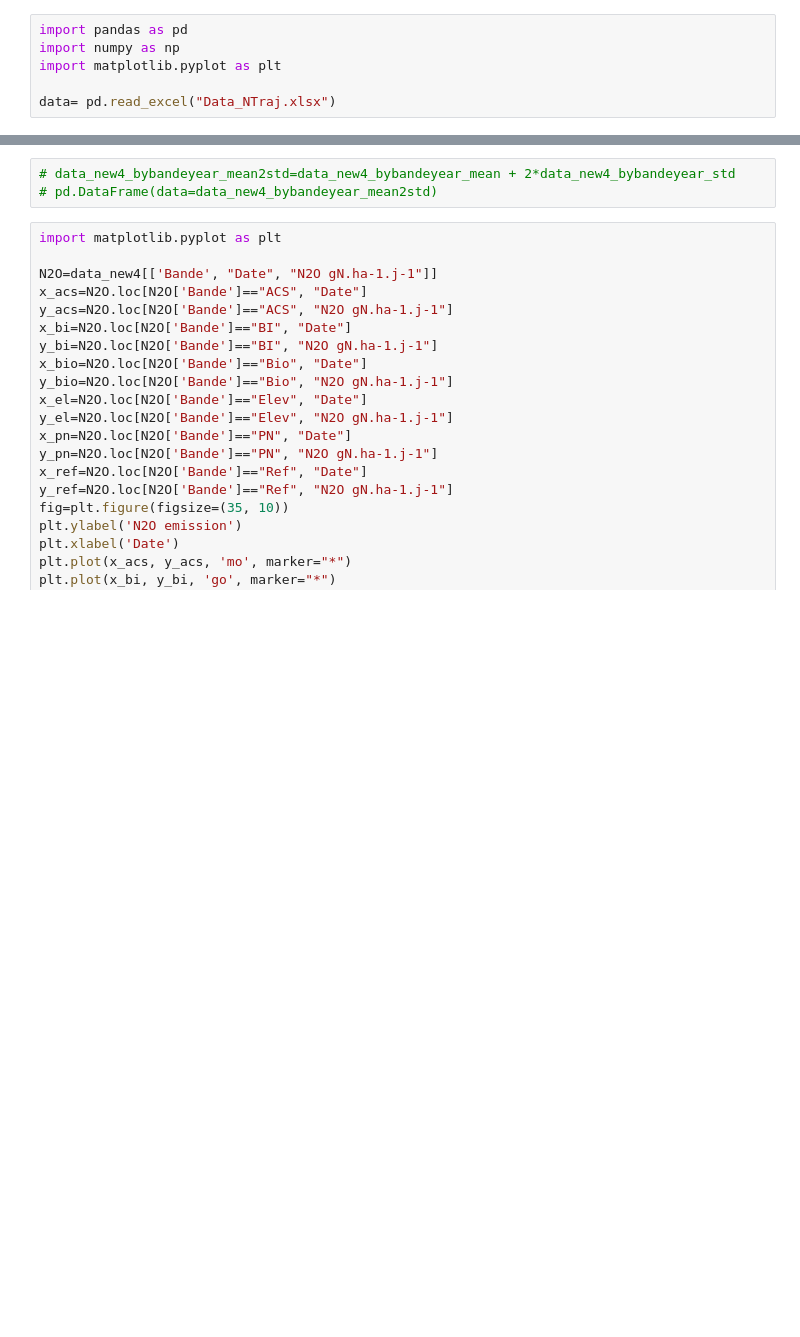
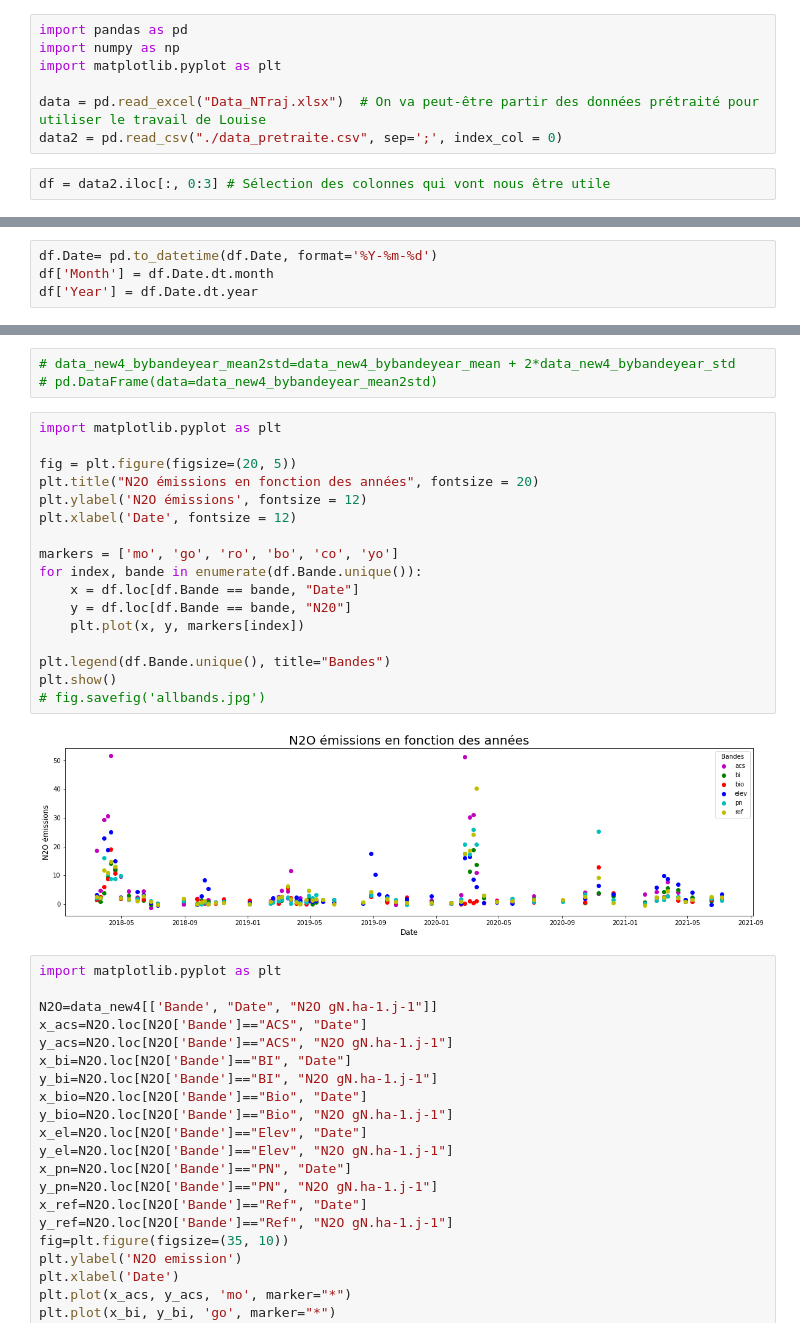
Before and after one commit to drylse/fil_rouge, a Jupyter notebook: analyse_pic_v6.ipynb, the cells around one changed output, grey strips where cells are left out. Drawn from its saved outputs; the diff is of its cells as text; blank space fills up the shorter version.

```diff
--- a/analyse_pic_v6.ipynb
+++ b/analyse_pic_v6.ipynb
@@ -3,4 +3,7 @@ import pandas as pd
 import numpy as np
 import matplotlib.pyplot as plt
 
-data= pd.read_excel("Data_NTraj.xlsx")
+data = pd.read_excel("Data_NTraj.xlsx")  # On va peut-être partir des données prétraité pour utiliser le travail de Louise
+data2 = pd.read_csv("./data_pretraite.csv", sep=';', index_col = 0)
+# %%
+df = data2.iloc[:, 0:3] # Sélection des colonnes qui vont nous être utile
@@ -148 +91,5 @@ for i in range (385):
+# %%
+df.Date= pd.to_datetime(df.Date, format='%Y-%m-%d')
+df['Month'] = df.Date.dt.month
+df['Year'] = df.Date.dt.year
 # %%
@@ -299,6 +160,25 @@ pd.DataFrame(data=data_new4_bybandeyear_std)
 # %%
 # data_new4_bybandeyear_mean2std=data_new4_bybandeyear_mean + 2*data_new4_bybandeyear_std
 # pd.DataFrame(data=data_new4_bybandeyear_mean2std)
+# %%
+import matplotlib.pyplot as plt
+
+fig = plt.figure(figsize=(20, 5))
+plt.title("N2O émissions en fonction des années", fontsize = 20)
+plt.ylabel('N2O émissions', fontsize = 12)
+plt.xlabel('Date', fontsize = 12)
+
+markers = ['mo', 'go', 'ro', 'bo', 'co', 'yo']
+for index, bande in enumerate(df.Bande.unique()):
+    x = df.loc[df.Bande == bande, "Date"]
+    y = df.loc[df.Bande == bande, "N20"]
+    plt.plot(x, y, markers[index])
+
+plt.legend(df.Bande.unique(), title="Bandes")
+plt.show()
+# fig.savefig('allbands.jpg')
+# %% [output]
+[figure, added]
 # %%
 import matplotlib.pyplot as plt
 
```
Also changed, not shown: parts of 30 cells of this notebook, 3 other files.
